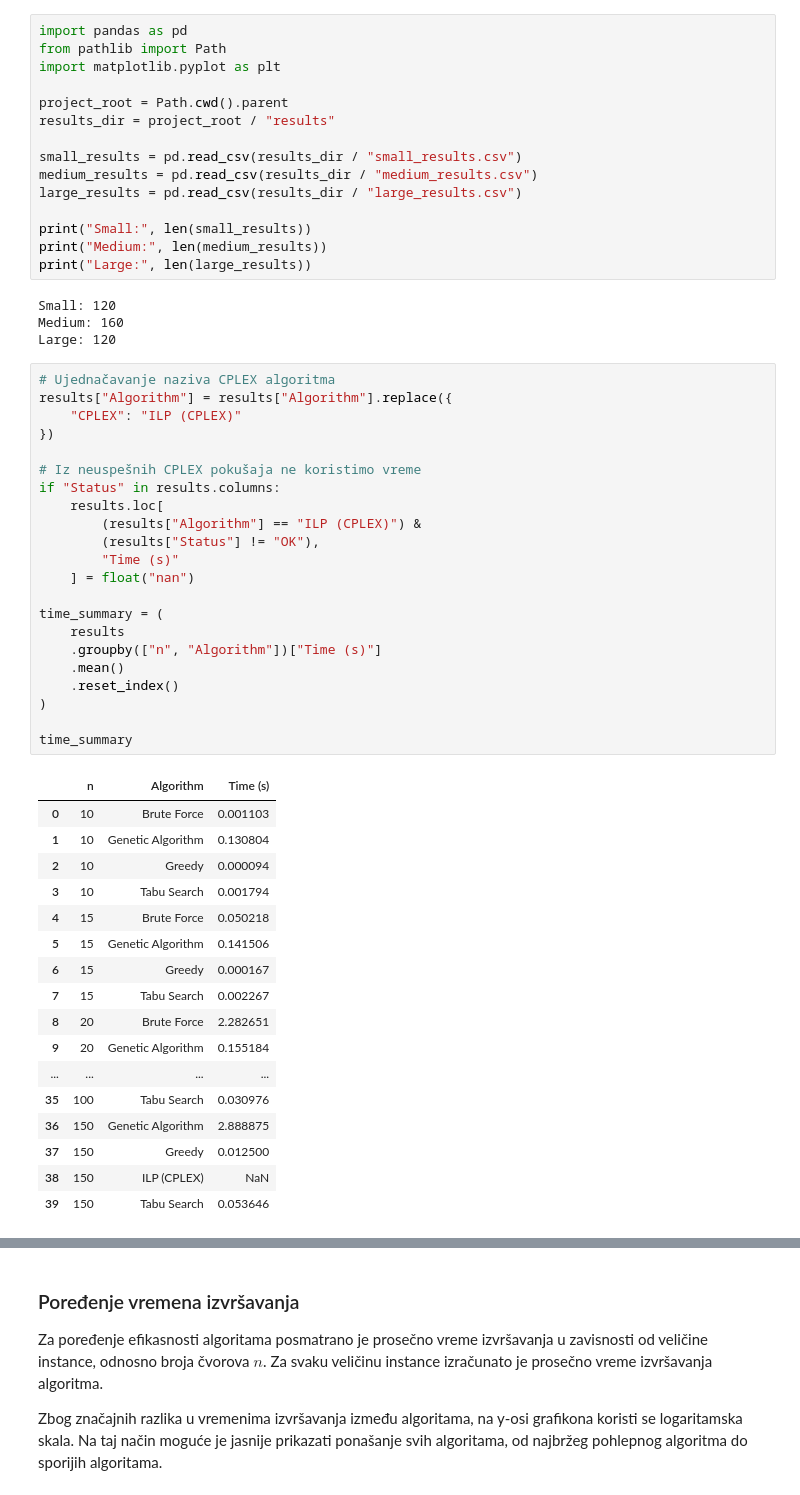
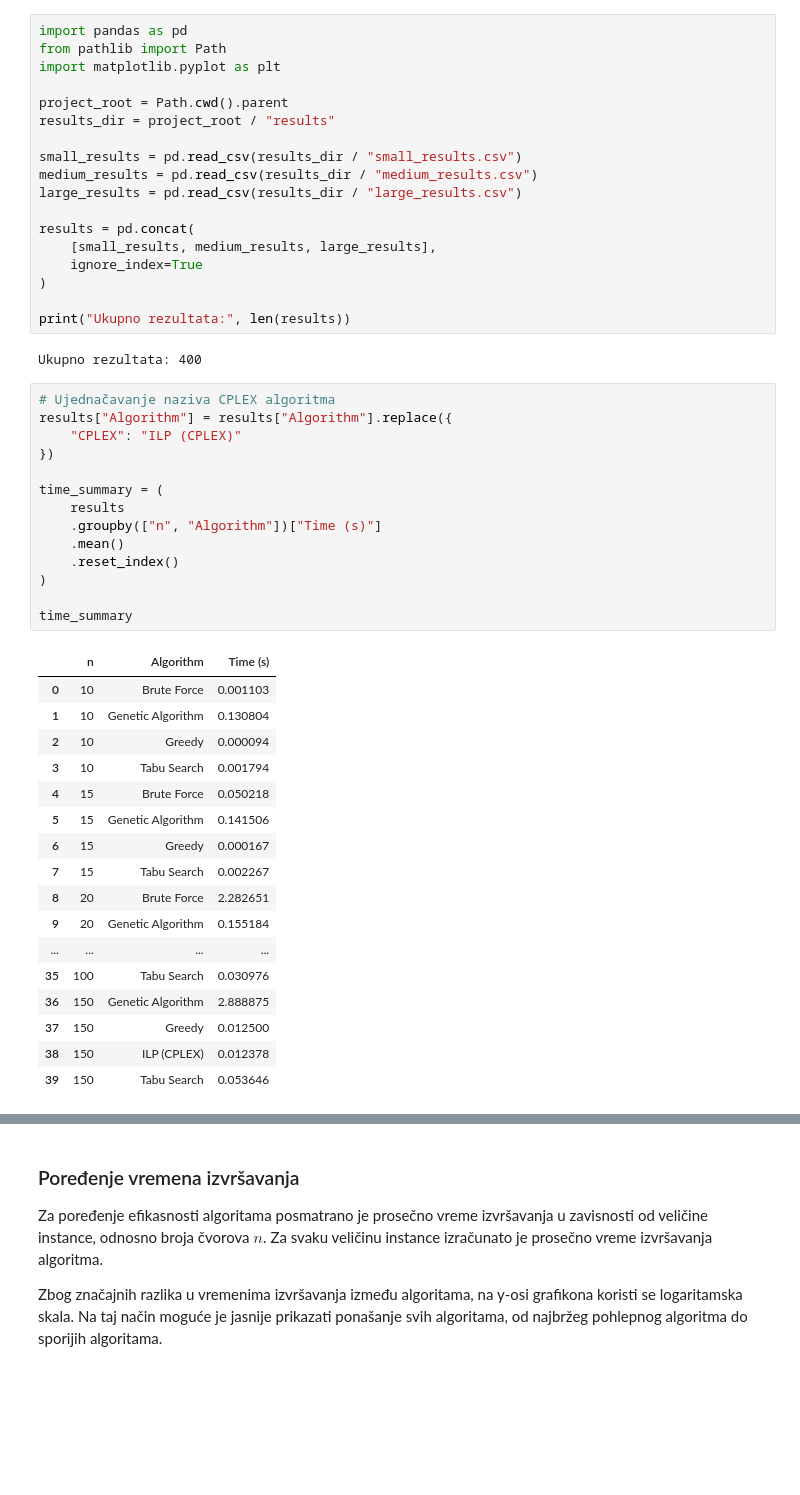
Before and after one commit to danicasimsic/maximum-independent-set, a Jupyter notebook: experiments/experiment_results.ipynb, the cells around one changed output, grey strips where cells are left out. Saved outputs shown, nothing was run; the diff lists cells and outputs as text; blank space fills up the shorter version.

```diff
--- a/experiments/experiment_results.ipynb
+++ b/experiments/experiment_results.ipynb
@@ -10,52 +10,45 @@ small_results = pd.read_csv(results_dir / "small_results.csv")
 medium_results = pd.read_csv(results_dir / "medium_results.csv")
 large_results = pd.read_csv(results_dir / "large_results.csv")
 
-print("Small:", len(small_results))
-print("Medium:", len(medium_results))
-print("Large:", len(large_results))
+results = pd.concat(
+    [small_results, medium_results, large_results],
+    ignore_index=True
+)
+
+print("Ukupno rezultata:", len(results))
 # %% [output]
-Small: 120
-Medium: 160
-Large: 120
+Ukupno rezultata: 400
 # %%
 # Ujednačavanje naziva CPLEX algoritma
 results["Algorithm"] = results["Algorithm"].replace({
     "CPLEX": "ILP (CPLEX)"
 })
-
-# Iz neuspešnih CPLEX pokušaja ne koristimo vreme
-if "Status" in results.columns:
-    results.loc[
-        (results["Algorithm"] == "ILP (CPLEX)") &
-        (results["Status"] != "OK"),
-        "Time (s)"
-    ] = float("nan")
 
 time_summary = (
     results
     .groupby(["n", "Algorithm"])["Time (s)"]
     .mean()
     .reset_index()
 )
 
 time_summary
 # %% [output]
 |  | n | Algorithm | Time (s) |
 | 0 | 10 | Brute Force | 0.001103 |
 | 1 | 10 | Genetic Algorithm | 0.130804 |
 | 2 | 10 | Greedy | 0.000094 |
 | 3 | 10 | Tabu Search | 0.001794 |
 | 4 | 15 | Brute Force | 0.050218 |
 | 5 | 15 | Genetic Algorithm | 0.141506 |
 | 6 | 15 | Greedy | 0.000167 |
 | 7 | 15 | Tabu Search | 0.002267 |
 | 8 | 20 | Brute Force | 2.282651 |
 | 9 | 20 | Genetic Algorithm | 0.155184 |
 | ... | ... | ... | ... |
 | 35 | 100 | Tabu Search | 0.030976 |
 | 36 | 150 | Genetic Algorithm | 2.888875 |
 | 37 | 150 | Greedy | 0.012500 |
-| 38 | 150 | ILP (CPLEX) | NaN |
+| 38 | 150 | ILP (CPLEX) | 0.012378 |
 | 39 | 150 | Tabu Search | 0.053646 |
 # %%
 time_pivot = time_summary.pivot(
```
Also changed, not shown: parts of 2 cells of this notebook, 4 other files.
